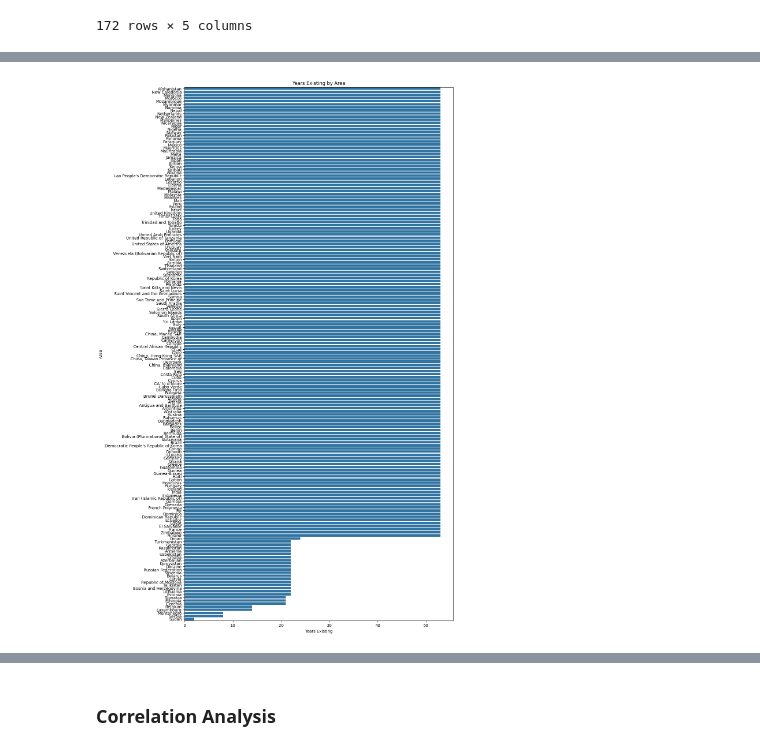
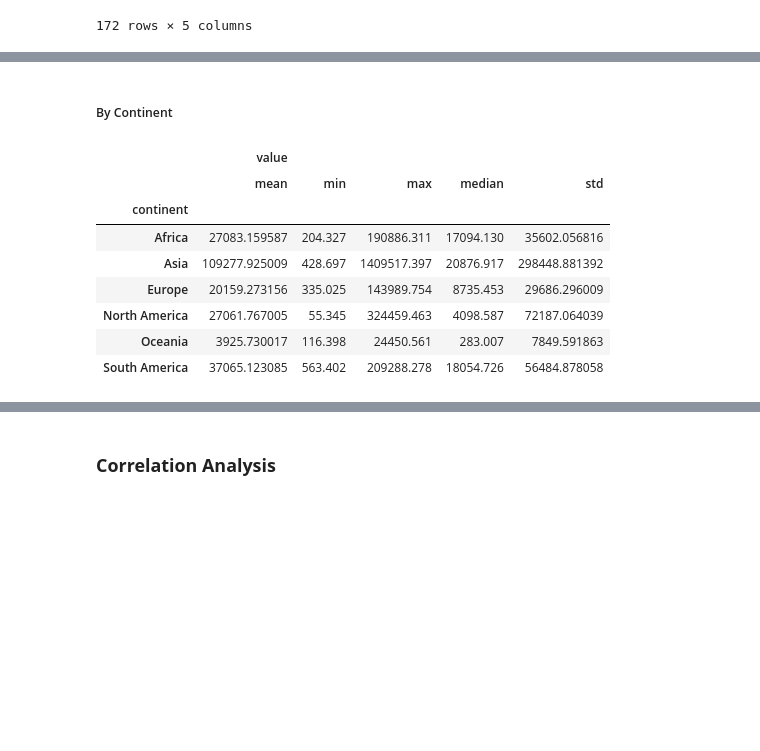
Before and after one commit to JoshuaEntrata/DataViz_Assessment1, a Jupyter notebook: Assessment1_Task2.ipynb, the cells around one changed output, grey strips where cells are left out. Cells and saved outputs as stored; diff of their text form; code cells hidden in the pictures; blank space fills up the shorter version.

```diff
--- a/Assessment1_Task2.ipynb
+++ b/Assessment1_Task2.ipynb
@@ -155,15 +135,16 @@ plt.show()
-# %%
-years_by_area = merged_df.groupby('area')['years_existing'].mean().sort_values(ascending=False).reset_index()
-
-plt.figure(figsize=(12, 24))
-sns.barplot(
-    x='years_existing',
-    y='area',
-    data=years_by_area,
-)
-plt.title('Years Existing by Area')
-plt.xlabel('Years Existing')
-plt.ylabel('Area')
-plt.show()
-# %% [output]
-[figure, removed]
+# %% [markdown]
+##### By Continent
+# %%
+merged_df.groupby('continent').agg({
+    'value': ['mean', 'min', 'max', 'median', 'std']
+})
+# %% [output]
+|  | value |  |  |  |  |
+|  | mean | min | max | median | std |
+| continent |  |  |  |  |  |
+| Africa | 27083.159587 | 204.327 | 190886.311 | 17094.130 | 35602.056816 |
+| Asia | 109277.925009 | 428.697 | 1409517.397 | 20876.917 | 298448.881392 |
+| Europe | 20159.273156 | 335.025 | 143989.754 | 8735.453 | 29686.296009 |
+| North America | 27061.767005 | 55.345 | 324459.463 | 4098.587 | 72187.064039 |
+| Oceania | 3925.730017 | 116.398 | 24450.561 | 283.007 | 7849.591863 |
+| South America | 37065.123085 | 563.402 | 209288.278 | 18054.726 | 56484.878058 |
```
Also changed, not shown: parts of 15 cells of this notebook, 1 other file.
